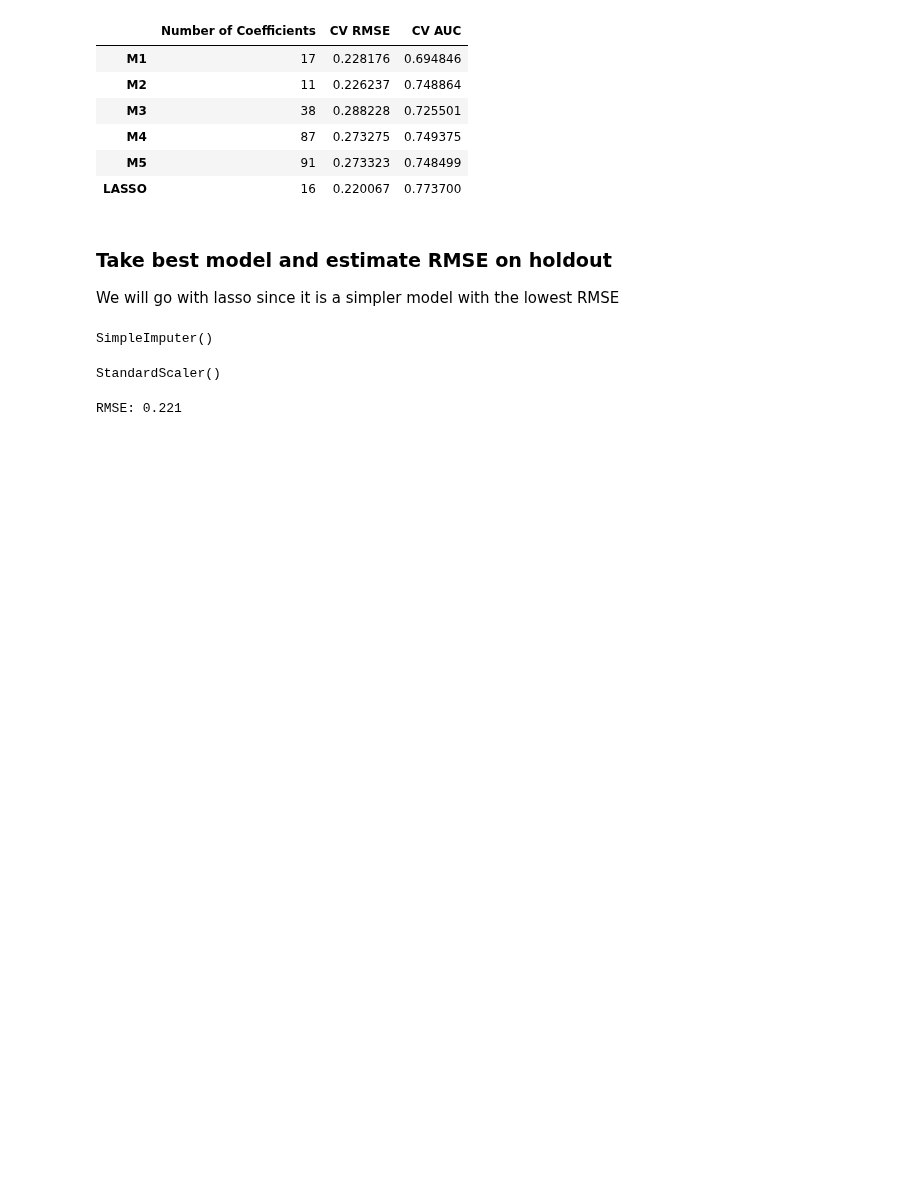
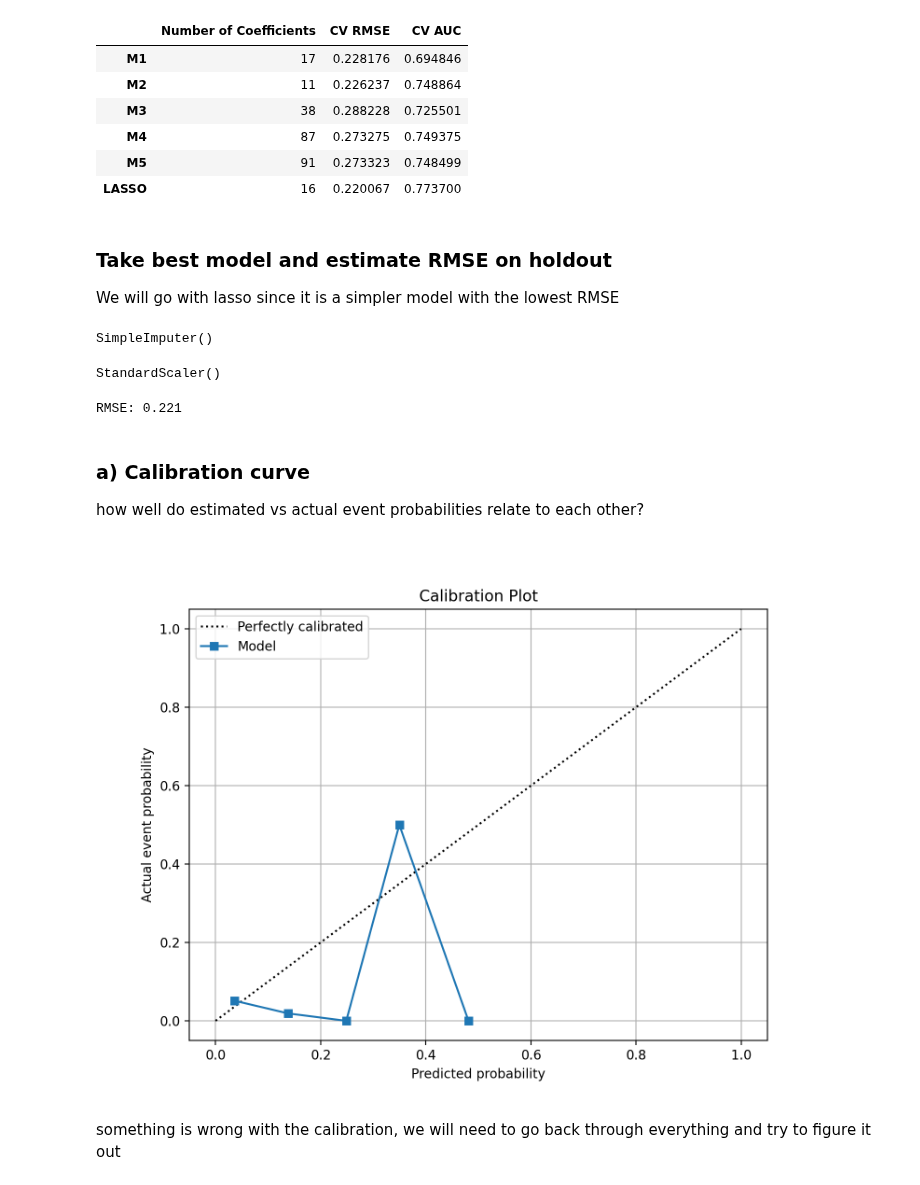
Before and after one commit to Iandrewburg/Assignment_1, a Jupyter notebook: Assignment_3/Assignment_3_Code.ipynb, the cells around one changed output. Saved outputs shown, nothing was run; the diff lists cells and outputs as text; code cells hidden in the pictures; blank space fills up the shorter version.

Commit message:
calibration curve initial attempt

```diff
--- a/Assignment_3/Assignment_3_Code.ipynb
+++ b/Assignment_3/Assignment_3_Code.ipynb
@@ -64,6 +65,21 @@ def regression_results(y_true, y_pred):
     print('MAE: ', round(mean_absolute_error,4))
     print('MSE: ', round(mse,4))
     print('RMSE: ', round(np.sqrt(mse),4))
+
+def create_calibration_plot(data, file_name, prob_var, actual_var, y_lab, n_bins=10, breaks=None):
+    prob_true, prob_pred = calibration_curve(data[actual_var], data[prob_var], n_bins=n_bins, strategy='uniform')
+
+    plt.figure(figsize=(8, 6))
+    plt.plot([0, 1], [0, 1], "k:", label="Perfectly calibrated")
+    plt.plot(prob_pred, prob_true, "s-", label="Model")
+    plt.xlabel("Predicted probability")
+    plt.ylabel(y_lab)
+    plt.title("Calibration Plot")
+    plt.legend()
+    plt.grid(True)
+
+    plt.savefig(file_name + ".png", dpi=300)
+    plt.show()
 
 def create_coef_matrix(X, model):
     coef_matrix = pd.concat(
@@ -1765,3 +1779,21 @@ rmse_value = np.sqrt(mean_squared_error(hold_out_sample_adjusted["default"], hol
 print("RMSE:", round(rmse_value, 3))
 # %% [output]
 RMSE: 0.221
+# %% [markdown]
+### a) Calibration curve
+
+how well do estimated vs actual event probabilities relate to each other?
+# %%
+create_calibration_plot(
+    data=hold_out_sample_adjusted,
+    file_name="figure-1-logit-lasso-calibration",
+    prob_var="best_logit_pred_proba",
+    actual_var="default",
+    y_lab="Actual event probability",
+    n_bins=10,
+    breaks=None
+)
+# %% [output]
+[figure, added]
+# %% [markdown]
+something is wrong with the calibration, we will need to go back through everything and try to figure it out
```
Also changed, not shown: parts of 4 cells of this notebook, 1 other file.
